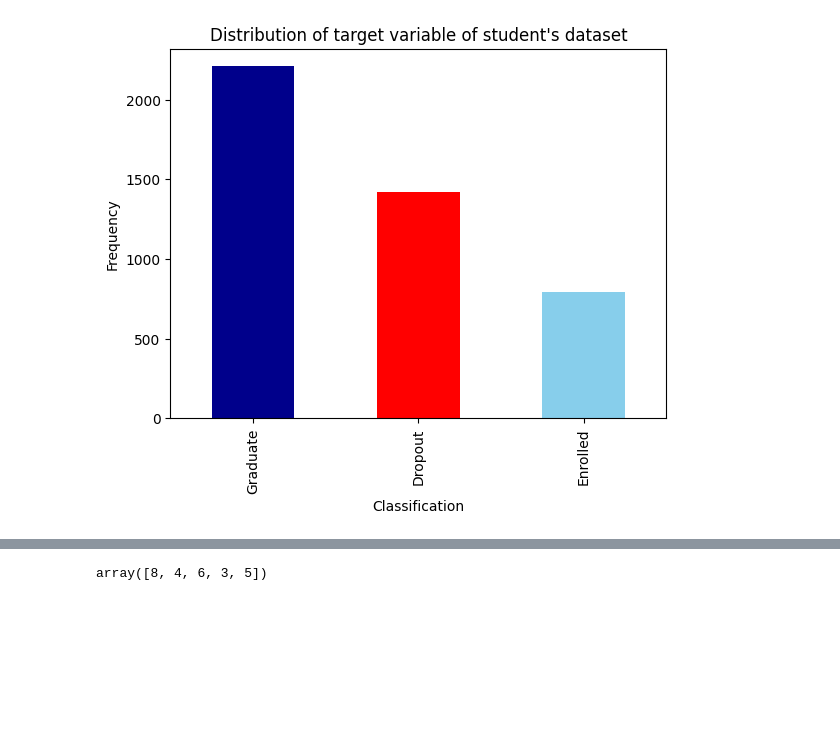
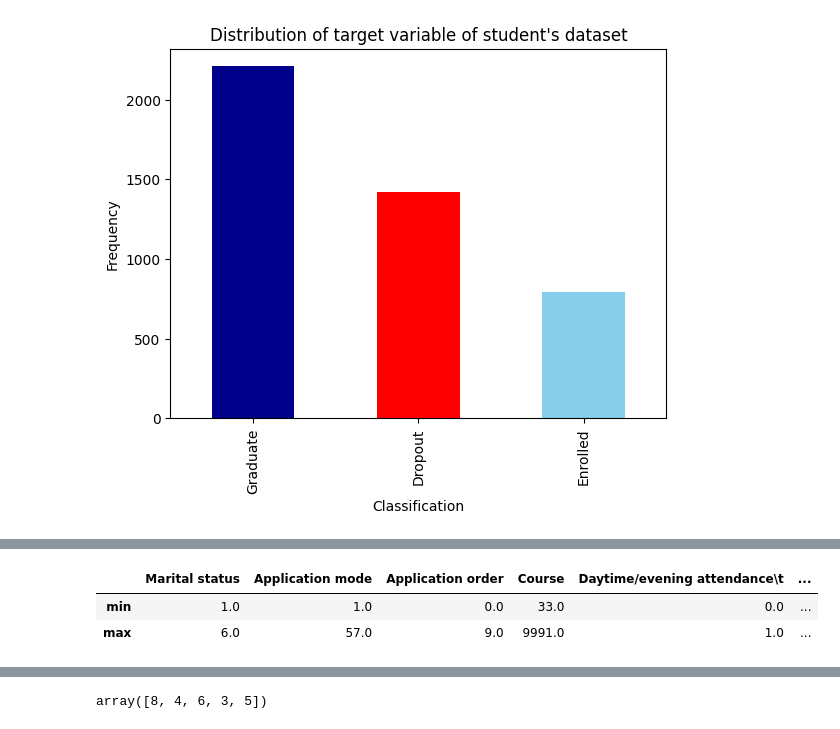
Before and after one commit to lebe1/MachineLearningCourse, a Jupyter notebook: explore.ipynb, the cells around one changed output, grey strips where cells are left out. Saved outputs shown, nothing was run; the diff lists cells and outputs as text; code cells hidden in the pictures; blank space fills up the shorter version.

```diff
--- a/explore.ipynb
+++ b/explore.ipynb
@@ -71,0 +93,6 @@ plt.show()
+# %%
+df_students.describe().loc[["min", "max"]]
+# %% [output]
+|  | Marital status | Application mode | Application order | Course | Daytime/evening attendance\t | ... |
+| min | 1.0 | 1.0 | 0.0 | 33.0 | 0.0 | ... |
+| max | 6.0 | 57.0 | 9.0 | 9991.0 | 1.0 | ... |
```
Also changed, not shown: parts of 12 cells of this notebook.
